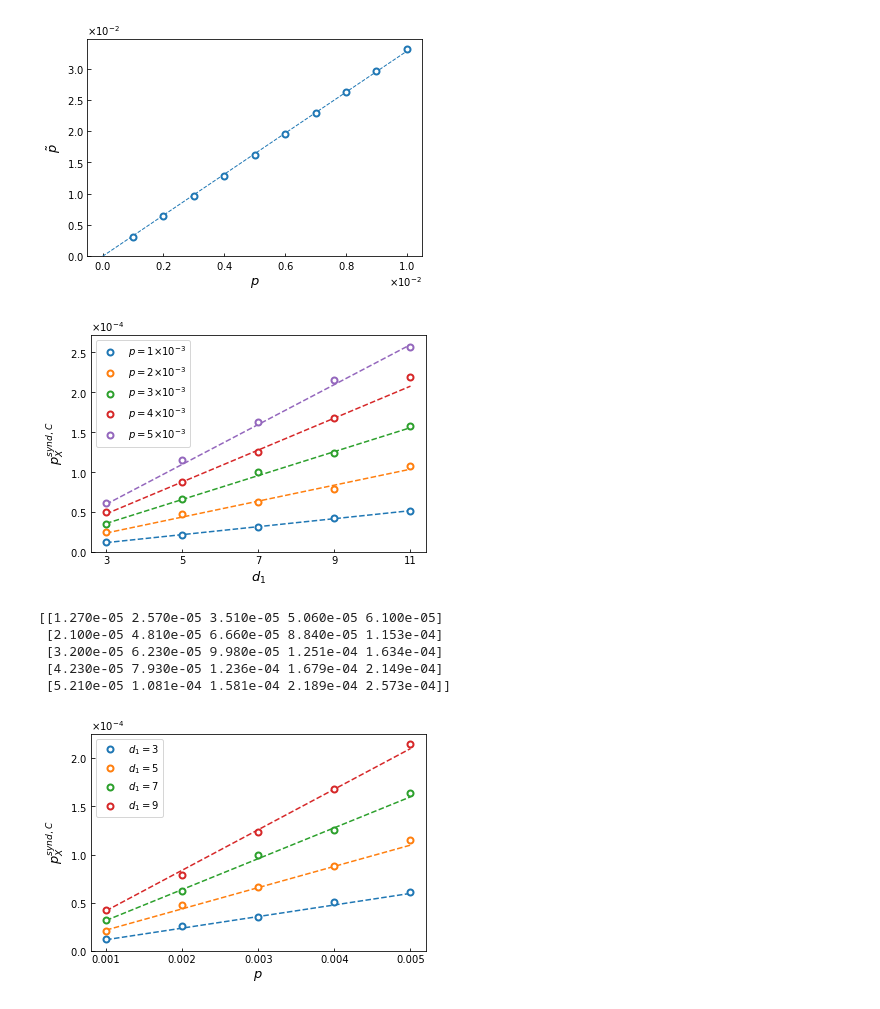
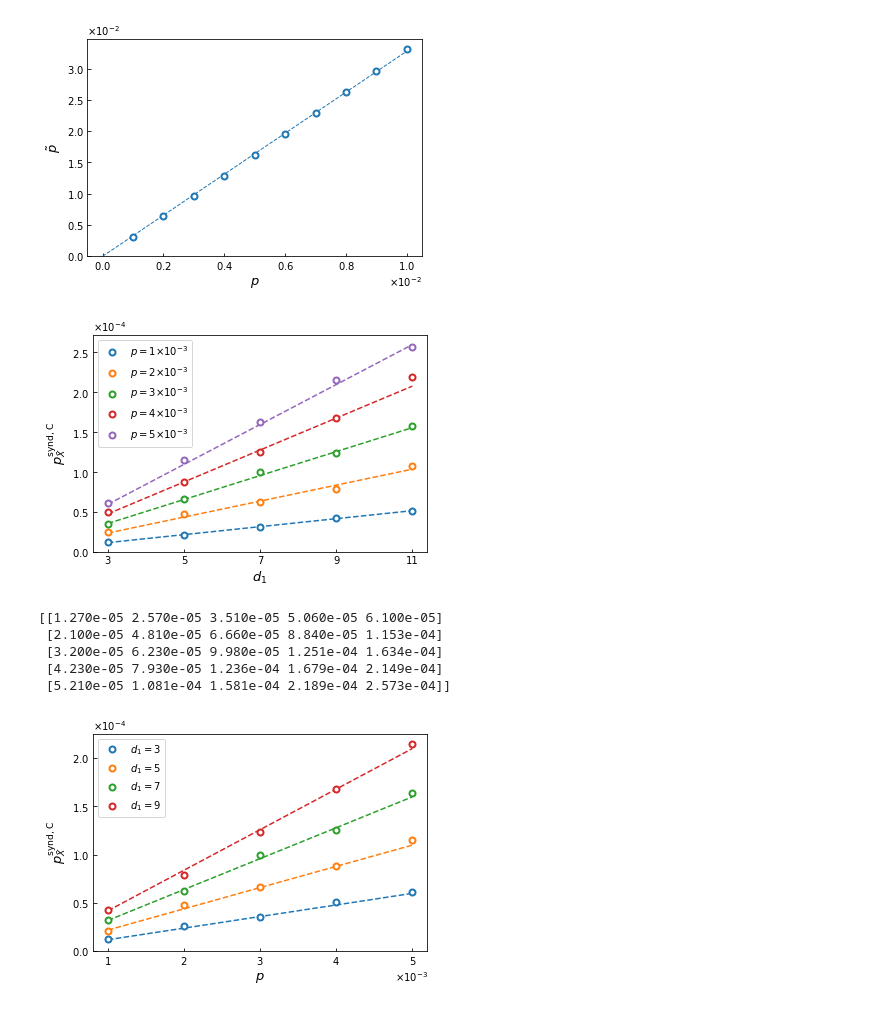
Before and after one commit to kono0924/Fujii-lab, a Jupyter notebook: logical_gate/csv_view.ipynb, the cells around one changed output. Cells and saved outputs as stored; diff of their text form; code cells hidden in the pictures.

```diff
--- a/logical_gate/csv_view.ipynb
+++ b/logical_gate/csv_view.ipynb
@@ -325,11 +325,11 @@ plt.rcParams["xtick.direction"] = "in"
 plt.rcParams["ytick.direction"] = "in"
 fig, ax = plt.subplots()
 
-p_list = [0.1,0.2,0.3,0.4,0.5,0.6,0.7,0.8,0.9,1.0]
+p_list = [0.1,0.2,0.3,0.4,0.5]
 fin_p_list = []
 cm = plt.get_cmap("tab10")
 
-for i in range(10):
+for i in range(5):
     print(i)
     file = "p=" + str(p_list[i]) + "%,eta=1000,d=(3,11,2),trials=1000000.csv"
     data = pd.read_csv(file, index_col=0)
@@ -346,7 +346,7 @@ for i in range(10):
 ax.set_ylim(0,)
 ax.set_xticks(code_distance_list)
 ax.set_xlabel(r"$d_1$", fontsize=13)
-ax.set_ylabel(r"$p^{synd, C}_{Z}$", fontsize=13)
+ax.set_ylabel(r"$p^{\mathrm{synd, C}}_{\bar{Z}}$", fontsize=13)
 ax.yaxis.set_major_formatter(ptick.ScalarFormatter(useMathText=True))
 ax.ticklabel_format(style="sci",  axis="y",scilimits=(0,0))
 
@@ -424,7 +419,7 @@ for i in range(5):
 ax.set_ylim(0,)
 ax.set_xticks(code_distance_list)
 ax.set_xlabel(r"$d_1$", fontsize=13)
-ax.set_ylabel(r"$p^{synd,C}_{X}$", fontsize=13)
+ax.set_ylabel(r"$p^{\mathrm{synd,C}}_{\bar{X}}$", fontsize=13)
 ax.yaxis.set_major_formatter(ptick.ScalarFormatter(useMathText=True))
 ax.ticklabel_format(style="sci",  axis="y",scilimits=(0,0))
 
@@ -433,36 +428,38 @@ plt.show()
 
 fig, ax = plt.subplots()
 mat = np.array([])
 for i in range(5):
     file = "p=" + str(p_list[i]) + "%,eta=1000,d=(3,11,2),trials=10000000.csv"
     data = pd.read_csv(file, index_col=0)
     # フィッティング
     initial_p = 0.0001
     code_distance_list = np.arange(3,13,2)
     mat = np.append(mat,np.array(data.iloc[0]))
 print(mat.reshape(5, 5).T)
 
 p_list = [0.001,0.002,0.003,0.004,0.005]
 for i in range(4):
     ax.plot(p_list, np.array(p_list)*(5*code_distance_list[i]-3)/1001,marker='',color=cm(i),linestyle="dashed")
     ax.plot(p_list, mat.reshape(5, 5).T[i],marker='o',linewidth=0,markerfacecolor="w",markeredgewidth=2,color=cm(i),label=r"$d_1=$"+str(int(code_distance_list[i])))
 ax.set_ylim(0,)
 ax.set_xticks(p_list)
 ax.set_xlabel(r"$p$", fontsize=13)
-ax.set_ylabel(r"$p^{synd,C}_{X}$", fontsize=13)
+ax.set_ylabel(r"$p^{\mathrm{synd,C}}_{\bar{X}}$", fontsize=13)
 ax.yaxis.set_major_formatter(ptick.ScalarFormatter(useMathText=True))
 ax.ticklabel_format(style="sci",  axis="y",scilimits=(0,0))
+ax.xaxis.set_major_formatter(ptick.ScalarFormatter(useMathText=True))
+ax.ticklabel_format(style="sci",  axis="x",scilimits=(0,0))
 
 plt.legend()
 plt.show()
 # %% [output]
-[figure, old version]
+[figure, new version]
 [[1.270e-05 2.570e-05 3.510e-05 5.060e-05 6.100e-05]
  [2.100e-05 4.810e-05 6.660e-05 8.840e-05 1.153e-04]
  [3.200e-05 6.230e-05 9.980e-05 1.251e-04 1.634e-04]
  [4.230e-05 7.930e-05 1.236e-04 1.679e-04 2.149e-04]
  [5.210e-05 1.081e-04 1.581e-04 2.189e-04 2.573e-04]]
-[figure, old version]
+[figure, new version]
 # %%
 import seaborn as sns
 import pandas as pd
```
Also changed, not shown: parts of 3 cells of this notebook, 2 other files.
